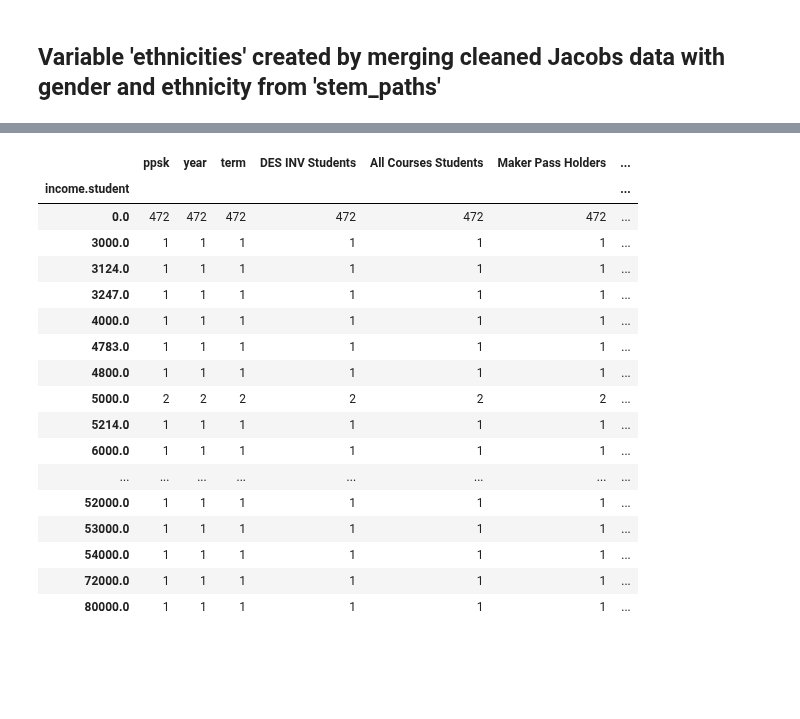
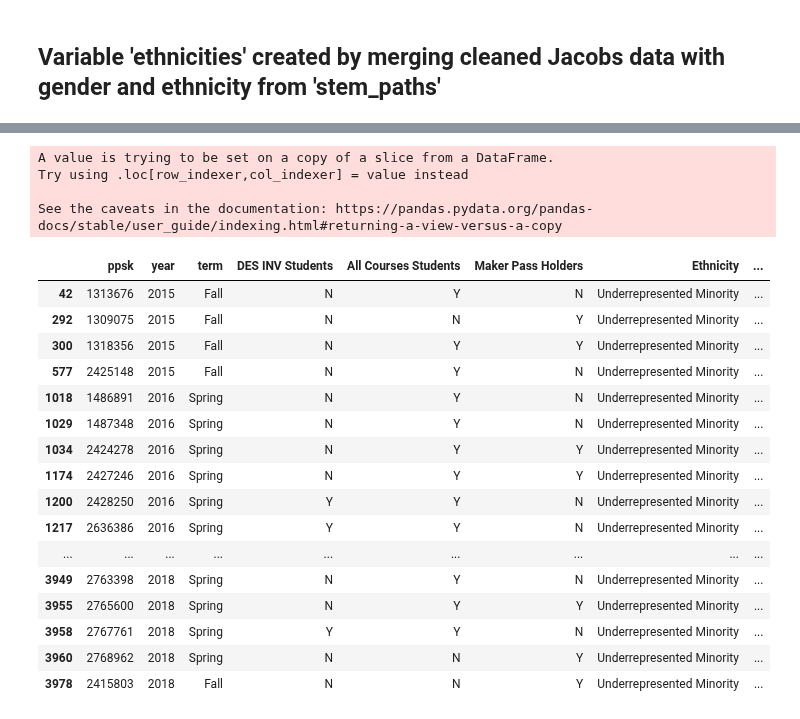
Before and after one commit to PaulDTP/Berkeley_Jacobs, a Jupyter notebook: urm_ls.ipynb, the cells around one changed output, grey strips where cells are left out. Cells and saved outputs as stored; diff of their text form; code cells hidden in the pictures; blank space fills up the shorter version.

```diff
--- a/urm_ls.ipynb
+++ b/urm_ls.ipynb
@@ -258,6 +281,6 @@ ethnicities
 # %% [markdown]
 ## Variable 'ethnicities' created by merging cleaned Jacobs data with gender and ethnicity from 'stem_paths'
 # %%
-incomes = ethnicities[ethnicities['ppsk'].isin(stem_paths[(~stem_paths['income.parent'].isna()) | (~stem_paths['income.student'].isna())]['ppsk'])].merge(stem_paths[['income.parent','income.student','ppsk']], on='ppsk').drop_duplicates(subset=['ppsk']).fillna(0)#.merge(student_majors[['ppsk', 'college']], on='ppsk').drop_duplicates()
-incomes[incomes['income.student'] != 0].groupby('Ethnicity').count()['ppsk'].sort_values().plot(kind='barh', figsize=(12,8), xlabel="", title= "Ethnicity of Independent Students").set_xlabel("Number of Students")
+jacobs_incomes = ethnicities[ethnicities['ppsk'].isin(stem_paths[(~stem_paths['income.parent'].isna()) | (~stem_paths['income.student'].isna())]['ppsk'])].merge(stem_paths[['income.parent','income.student','ethnic.l3','ppsk']], on='ppsk').drop_duplicates(subset=['ppsk']).fillna(0)#.merge(student_majors[['ppsk', 'college']], on='ppsk').drop_duplicates()
+jacobs_incomes[jacobs_incomes['income.student'] != 0].groupby('ethnic.l3').count()['ppsk'].sort_values().plot(kind='barh', figsize=(12,8), xlabel="", title= "Ethnicity of Independent Students").set_xlabel("Number of Students; n = 183")
 # %% [output]
@@ -266,21 +336,28 @@ Text(0.5, 0, 'Number of Students')
+# %%
+waivers = waivers.loc[waivers['ppsk'] != 'MISSING']
+waivers['ppsk'] = waivers.loc[:,'ppsk'].astype(int)
+# %% [output]
+A value is trying to be set on a copy of a slice from a DataFrame.
+Try using .loc[row_indexer,col_indexer] = value instead
+
+See the caveats in the documentation: https://pandas.pydata.org/pandas-docs/stable/user_guide/indexing.html#returning-a-view-versus-a-copy
 # %%
-incomes[incomes['Ethnicity'] == 'Underrepresented Minority'].groupby('income.student').count()
+jacobs_incomes[(jacobs_incomes['Ethnicity'] == 'Underrepresented Minority') & (jacobs_incomes['income.student'] != 0)]#.groupby('income.student').agg()
 # %% [output]
-|  | ppsk | year | term | DES INV Students | All Courses Students | Maker Pass Holders | ... |
-| income.student |  |  |  |  |  |  | ... |
-| 0.0 | 472 | 472 | 472 | 472 | 472 | 472 | ... |
-| 3000.0 | 1 | 1 | 1 | 1 | 1 | 1 | ... |
-| 3124.0 | 1 | 1 | 1 | 1 | 1 | 1 | ... |
-| 3247.0 | 1 | 1 | 1 | 1 | 1 | 1 | ... |
-| 4000.0 | 1 | 1 | 1 | 1 | 1 | 1 | ... |
-| 4783.0 | 1 | 1 | 1 | 1 | 1 | 1 | ... |
-| 4800.0 | 1 | 1 | 1 | 1 | 1 | 1 | ... |
-| 5000.0 | 2 | 2 | 2 | 2 | 2 | 2 | ... |
-| 5214.0 | 1 | 1 | 1 | 1 | 1 | 1 | ... |
-| 6000.0 | 1 | 1 | 1 | 1 | 1 | 1 | ... |
-| ... | ... | ... | ... | ... | ... | ... | ... |
-| 52000.0 | 1 | 1 | 1 | 1 | 1 | 1 | ... |
-| 53000.0 | 1 | 1 | 1 | 1 | 1 | 1 | ... |
-| 54000.0 | 1 | 1 | 1 | 1 | 1 | 1 | ... |
-| 72000.0 | 1 | 1 | 1 | 1 | 1 | 1 | ... |
-| 80000.0 | 1 | 1 | 1 | 1 | 1 | 1 | ... |
+|  | ppsk | year | term | DES INV Students | All Courses Students | Maker Pass Holders | Ethnicity | ... |
+| 42 | 1313676 | 2015 | Fall | N | Y | N | Underrepresented Minority | ... |
+| 292 | 1309075 | 2015 | Fall | N | N | Y | Underrepresented Minority | ... |
+| 300 | 1318356 | 2015 | Fall | N | Y | Y | Underrepresented Minority | ... |
+| 577 | 2425148 | 2015 | Fall | N | Y | N | Underrepresented Minority | ... |
+| 1018 | 1486891 | 2016 | Spring | N | Y | N | Underrepresented Minority | ... |
+| 1029 | 1487348 | 2016 | Spring | N | Y | N | Underrepresented Minority | ... |
+| 1034 | 2424278 | 2016 | Spring | N | Y | Y | Underrepresented Minority | ... |
+| 1174 | 2427246 | 2016 | Spring | N | Y | Y | Underrepresented Minority | ... |
+| 1200 | 2428250 | 2016 | Spring | Y | Y | N | Underrepresented Minority | ... |
+| 1217 | 2636386 | 2016 | Spring | Y | Y | N | Underrepresented Minority | ... |
+| ... | ... | ... | ... | ... | ... | ... | ... | ... |
+| 3949 | 2763398 | 2018 | Spring | N | Y | N | Underrepresented Minority | ... |
+| 3955 | 2765600 | 2018 | Spring | N | Y | Y | Underrepresented Minority | ... |
+| 3958 | 2767761 | 2018 | Spring | Y | Y | N | Underrepresented Minority | ... |
+| 3960 | 2768962 | 2018 | Spring | N | N | Y | Underrepresented Minority | ... |
+| 3978 | 2415803 | 2018 | Fall | N | N | Y | Underrepresented Minority | ... |
```
Also changed, not shown: parts of 30 cells of this notebook, 11 other files.
